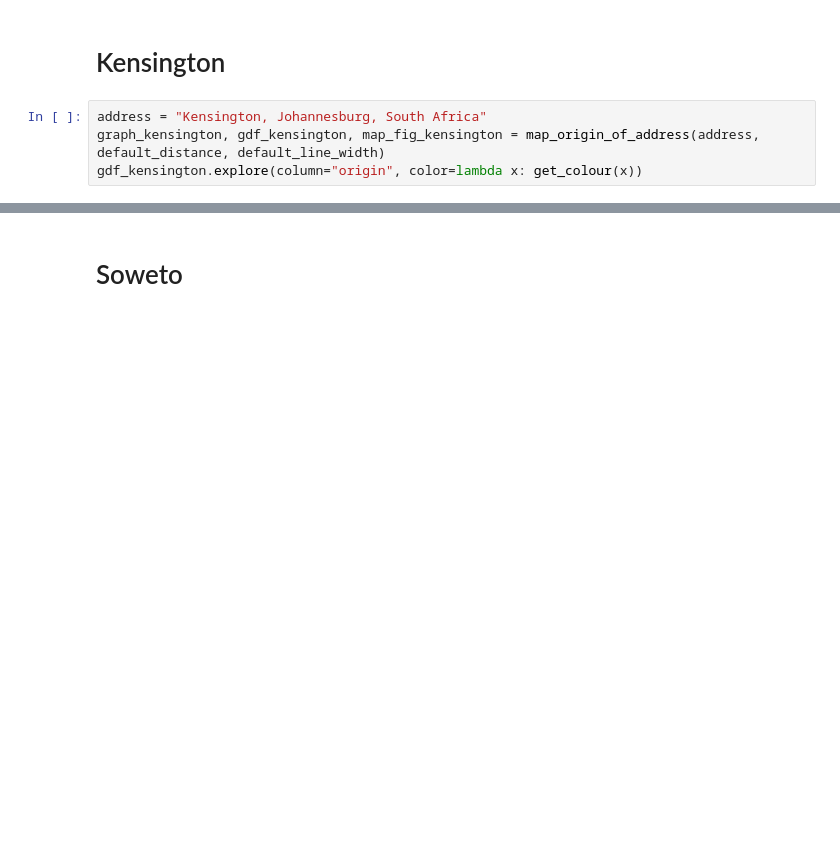
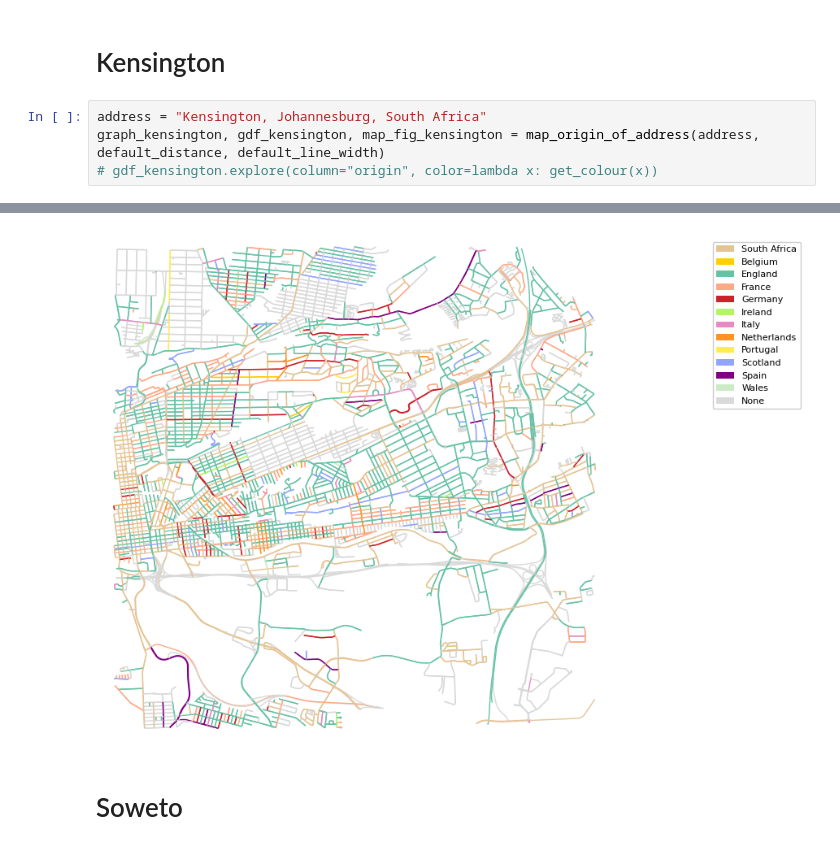
Before and after one commit to Emily-RoseSteyn/south-africa-street-history-mapping, a Jupyter notebook: notebooks/plotting-places.ipynb, the cells around one changed output, grey strips where cells are left out. Cells and saved outputs as stored; diff of their text form; blank space fills up the shorter version.

```diff
--- a/notebooks/plotting-places.ipynb
+++ b/notebooks/plotting-places.ipynb
@@ -18,5 +18,5 @@ default_line_width = 1
 # %%
 address = "Kensington, Johannesburg, South Africa"
 graph_kensington, gdf_kensington, map_fig_kensington = map_origin_of_address(address, default_distance, default_line_width)
-gdf_kensington.explore(column="origin", color=lambda x: get_colour(x))
+# gdf_kensington.explore(column="origin", color=lambda x: get_colour(x))
 # %% [output]
@@ -24,3 +28,4 @@ gdf_kensington.explore(column="origin", color=lambda x: get_colour(x))
+[figure, added]
 # %% [markdown]
 # Soweto
 # %%
```
Also changed, not shown: parts of 9 cells of this notebook.
